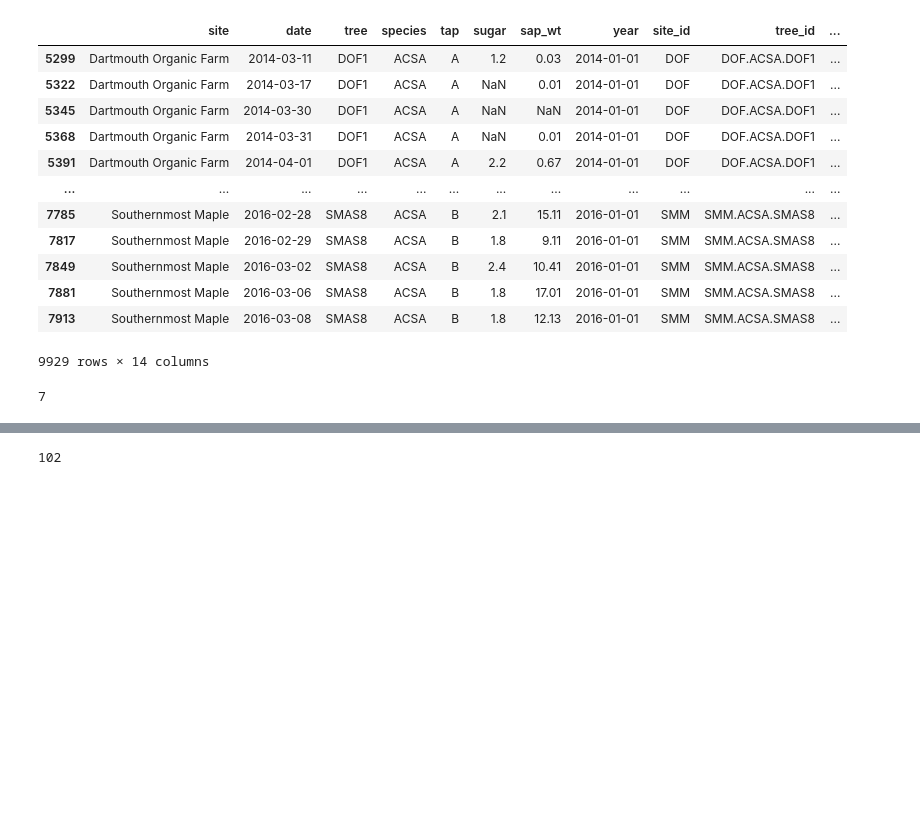
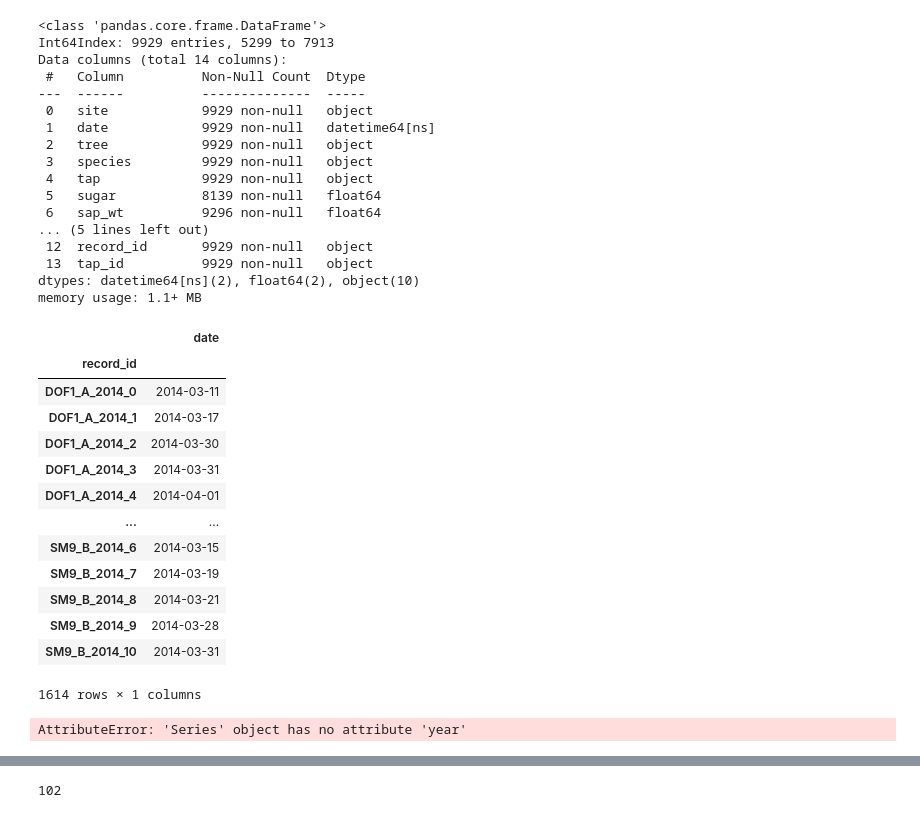
Before and after one commit to spentelow/sapflow, a Jupyter notebook: src/houle_analysis_norm.ipynb, the cells around one changed output, grey strips where cells are left out. Drawn from its saved outputs; the diff is of its cells as text; code cells hidden in the pictures; blank space fills up the shorter version.

```diff
--- a/src/houle_analysis_norm.ipynb
+++ b/src/houle_analysis_norm.ipynb
@@ -96,22 +96,43 @@ tap_tree = stinson2019[['tap_id','tree']].drop_duplicates().set_index('tap_id')
 species = stinson2019[['tree','species']].drop_duplicates().set_index('tree')
 site = stinson2019[['tree','site']].drop_duplicates().set_index('tree')
 # %%
-stinson2019
+stinson2019.info()
 # %% [output]
-|  | site | date | tree | species | tap | sugar | sap_wt | year | site_id | tree_id | ... |
-| 5299 | Dartmouth Organic Farm | 2014-03-11 | DOF1 | ACSA | A | 1.2 | 0.03 | 2014-01-01 | DOF | DOF.ACSA.DOF1 | ... |
-| 5322 | Dartmouth Organic Farm | 2014-03-17 | DOF1 | ACSA | A | NaN | 0.01 | 2014-01-01 | DOF | DOF.ACSA.DOF1 | ... |
-| 5345 | Dartmouth Organic Farm | 2014-03-30 | DOF1 | ACSA | A | NaN | NaN | 2014-01-01 | DOF | DOF.ACSA.DOF1 | ... |
-| 5368 | Dartmouth Organic Farm | 2014-03-31 | DOF1 | ACSA | A | NaN | 0.01 | 2014-01-01 | DOF | DOF.ACSA.DOF1 | ... |
-| 5391 | Dartmouth Organic Farm | 2014-04-01 | DOF1 | ACSA | A | 2.2 | 0.67 | 2014-01-01 | DOF | DOF.ACSA.DOF1 | ... |
-| ... | ... | ... | ... | ... | ... | ... | ... | ... | ... | ... | ... |
-| 7785 | Southernmost Maple | 2016-02-28 | SMAS8 | ACSA | B | 2.1 | 15.11 | 2016-01-01 | SMM | SMM.ACSA.SMAS8 | ... |
-| 7817 | Southernmost Maple | 2016-02-29 | SMAS8 | ACSA | B | 1.8 | 9.11 | 2016-01-01 | SMM | SMM.ACSA.SMAS8 | ... |
-| 7849 | Southernmost Maple | 2016-03-02 | SMAS8 | ACSA | B | 2.4 | 10.41 | 2016-01-01 | SMM | SMM.ACSA.SMAS8 | ... |
-| 7881 | Southernmost Maple | 2016-03-06 | SMAS8 | ACSA | B | 1.8 | 17.01 | 2016-01-01 | SMM | SMM.ACSA.SMAS8 | ... |
-| 7913 | Southernmost Maple | 2016-03-08 | SMAS8 | ACSA | B | 1.8 | 12.13 | 2016-01-01 | SMM | SMM.ACSA.SMAS8 | ... |
-9929 rows × 14 columns
+<class 'pandas.core.frame.DataFrame'>
+Int64Index: 9929 entries, 5299 to 7913
+Data columns (total 14 columns):
+ #   Column          Non-Null Count  Dtype
+---  ------          --------------  -----
+ 0   site            9929 non-null   object
+ 1   date            9929 non-null   datetime64[ns]
+ 2   tree            9929 non-null   object
+ 3   species         9929 non-null   object
+ 4   tap             9929 non-null   object
+ 5   sugar           8139 non-null   float64
+ 6   sap_wt          9296 non-null   float64
+... (5 lines left out)
+ 12  record_id       9929 non-null   object
+ 13  tap_id          9929 non-null   object
+dtypes: datetime64[ns](2), float64(2), object(10)
+memory usage: 1.1+ MB
-# %%
-50//7
-# %% [output]
-7
+# %%
+dates[pd.DatetimeIndex(dates['date']).year.isin(['2014'])]
+# %% [output]
+|  | date |
+| record_id |  |
+| DOF1_A_2014_0 | 2014-03-11 |
+| DOF1_A_2014_1 | 2014-03-17 |
+| DOF1_A_2014_2 | 2014-03-30 |
+| DOF1_A_2014_3 | 2014-03-31 |
+| DOF1_A_2014_4 | 2014-04-01 |
+| ... | ... |
+| SM9_B_2014_6 | 2014-03-15 |
+| SM9_B_2014_7 | 2014-03-19 |
+| SM9_B_2014_8 | 2014-03-21 |
+| SM9_B_2014_9 | 2014-03-28 |
+| SM9_B_2014_10 | 2014-03-31 |
+1614 rows × 1 columns
+# %%
+dates['date'].year
+# %% [output]
+AttributeError: 'Series' object has no attribute 'year'
```
Also changed, not shown: parts of 7 cells of this notebook.
